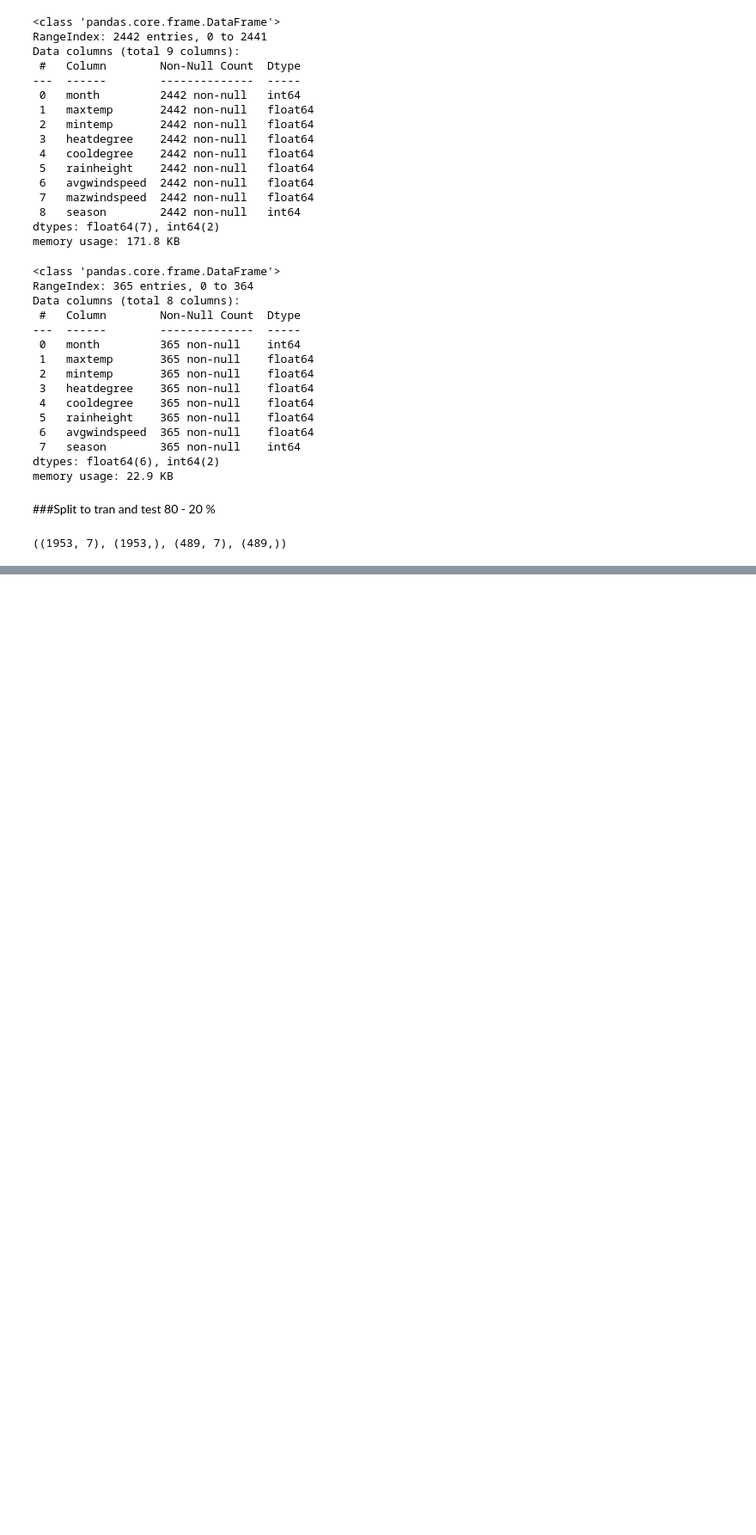
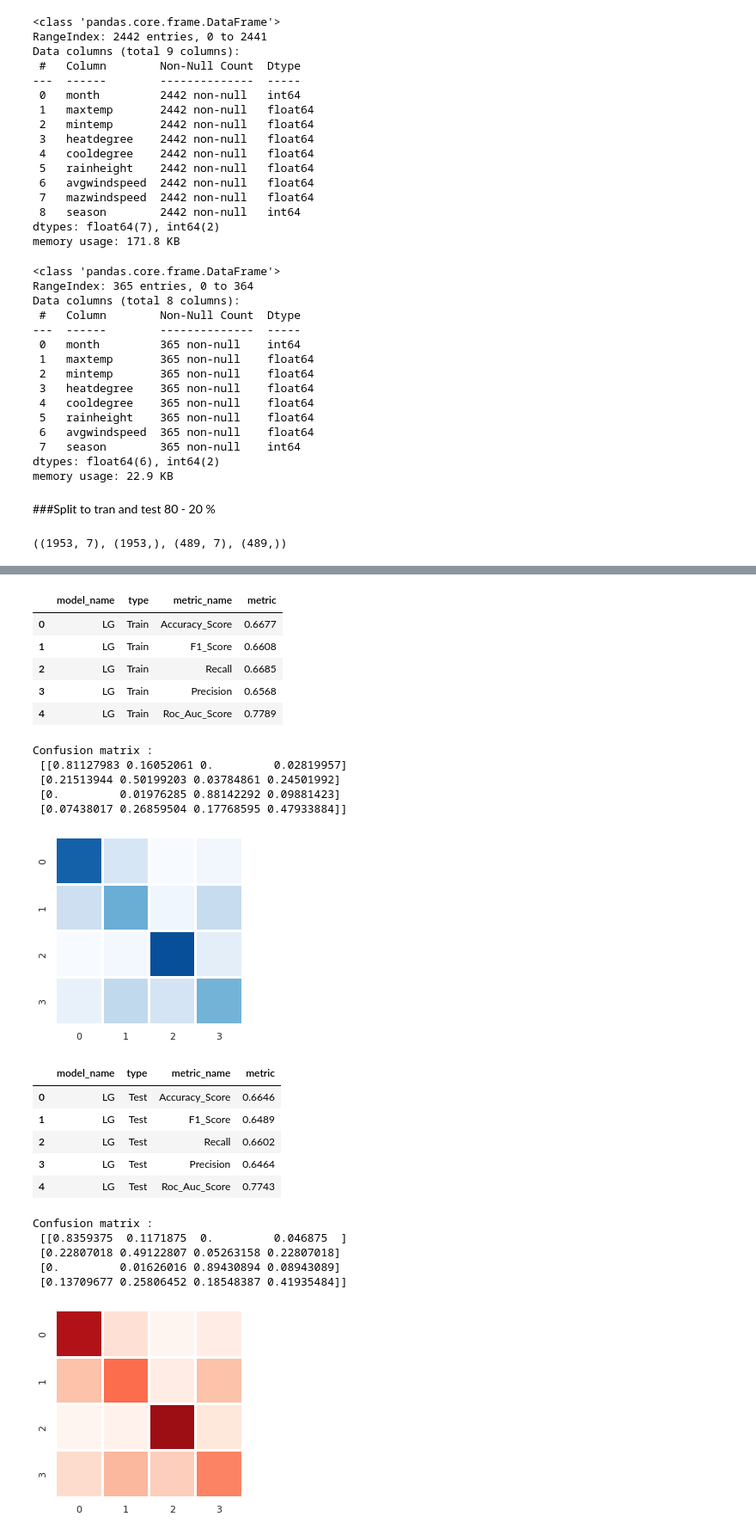
Before and after one commit to spros1/Methods-and-Algorithms_Work_Semester_21-22, a Jupyter notebook: Meteorological_Measurements_AthensCenter.ipynb, the cells around one changed output, grey strips where cells are left out. Shown: that part at 86% size. Cells and saved outputs as stored; diff of their text form; code cells hidden in the pictures; blank space fills up the shorter version.

```diff
--- a/Meteorological_Measurements_AthensCenter.ipynb
+++ b/Meteorological_Measurements_AthensCenter.ipynb
@@ -619,0 +635,17 @@ Confusion matrix :
+# %%
+# Logistic Regression run
+lr_model, lr_runtime = model_execution(LogisticRegression(max_iter=400), 'Logistic_Regression')
+train_pred_lr = model_prediction(lr_model, X_train)
+test_pred_lr  = model_prediction(lr_model, X_test)
+
+# Logistic Regression Evaluation
+print("\n")
+LG_train = model_evaluation_classification(y_train, train_pred_lr, 'LG', 'Train')
+print("\n")
+conf_matrix_classification(y_train, train_pred_lr,'Blues')
+
+print("\n")
+LG_test = model_evaluation_classification(y_test, test_pred_lr, 'LG', 'Test')
+print("\n")
+conf_matrix_classification(y_test, test_pred_lr,'Reds')
+# %% [output]
@@ -619,0 +653,24 @@ Confusion matrix :
+|  | model_name | type | metric_name | metric |
+| 0 | LG | Train | Accuracy_Score | 0.6677 |
+| 1 | LG | Train | F1_Score | 0.6608 |
+| 2 | LG | Train | Recall | 0.6685 |
+| 3 | LG | Train | Precision | 0.6568 |
+| 4 | LG | Train | Roc_Auc_Score | 0.7789 |
+Confusion matrix :
+ [[0.81127983 0.16052061 0.         0.02819957]
+ [0.21513944 0.50199203 0.03784861 0.24501992]
+ [0.         0.01976285 0.88142292 0.09881423]
+ [0.07438017 0.26859504 0.17768595 0.47933884]]
+[figure, added]
+|  | model_name | type | metric_name | metric |
+| 0 | LG | Test | Accuracy_Score | 0.6646 |
+| 1 | LG | Test | F1_Score | 0.6489 |
+| 2 | LG | Test | Recall | 0.6602 |
+| 3 | LG | Test | Precision | 0.6464 |
+| 4 | LG | Test | Roc_Auc_Score | 0.7743 |
+Confusion matrix :
+ [[0.8359375  0.1171875  0.         0.046875  ]
+ [0.22807018 0.49122807 0.05263158 0.22807018]
+ [0.         0.01626016 0.89430894 0.08943089]
+ [0.13709677 0.25806452 0.18548387 0.41935484]]
+[figure, added]
```
Also changed, not shown: parts of 15 cells of this notebook.
